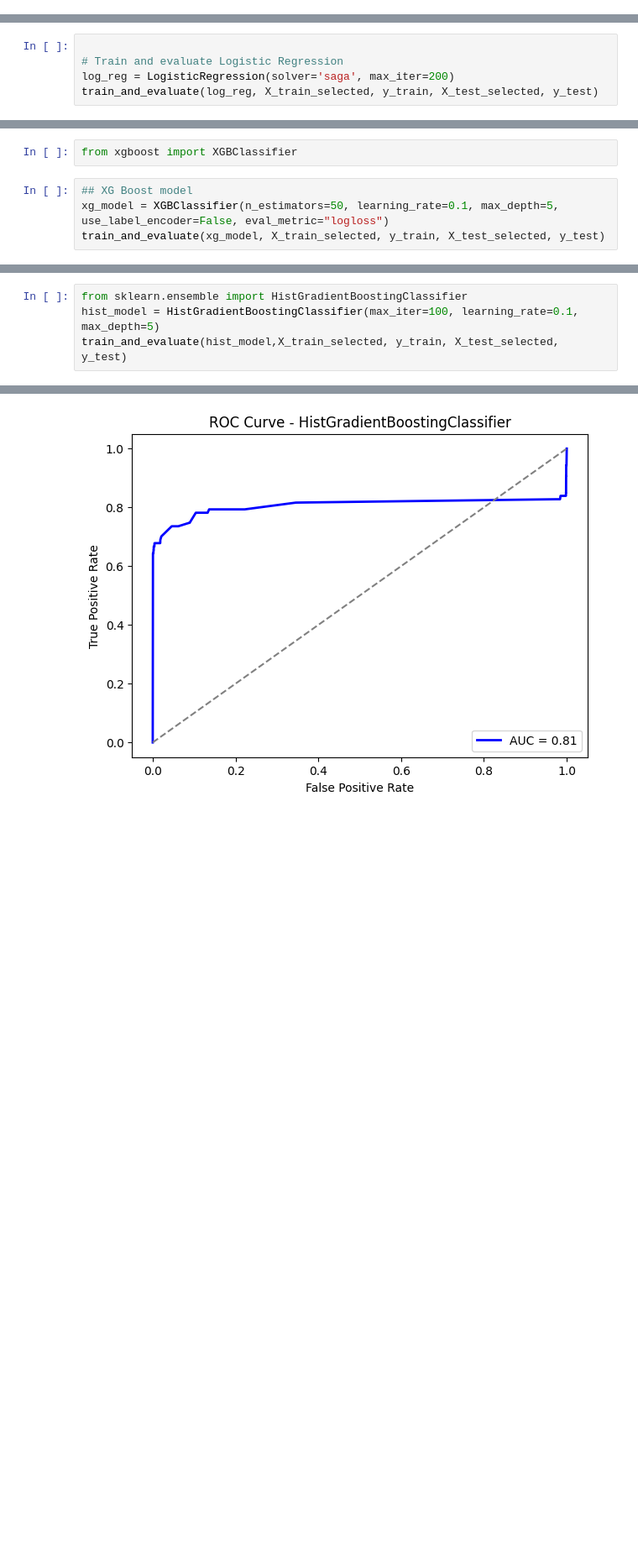
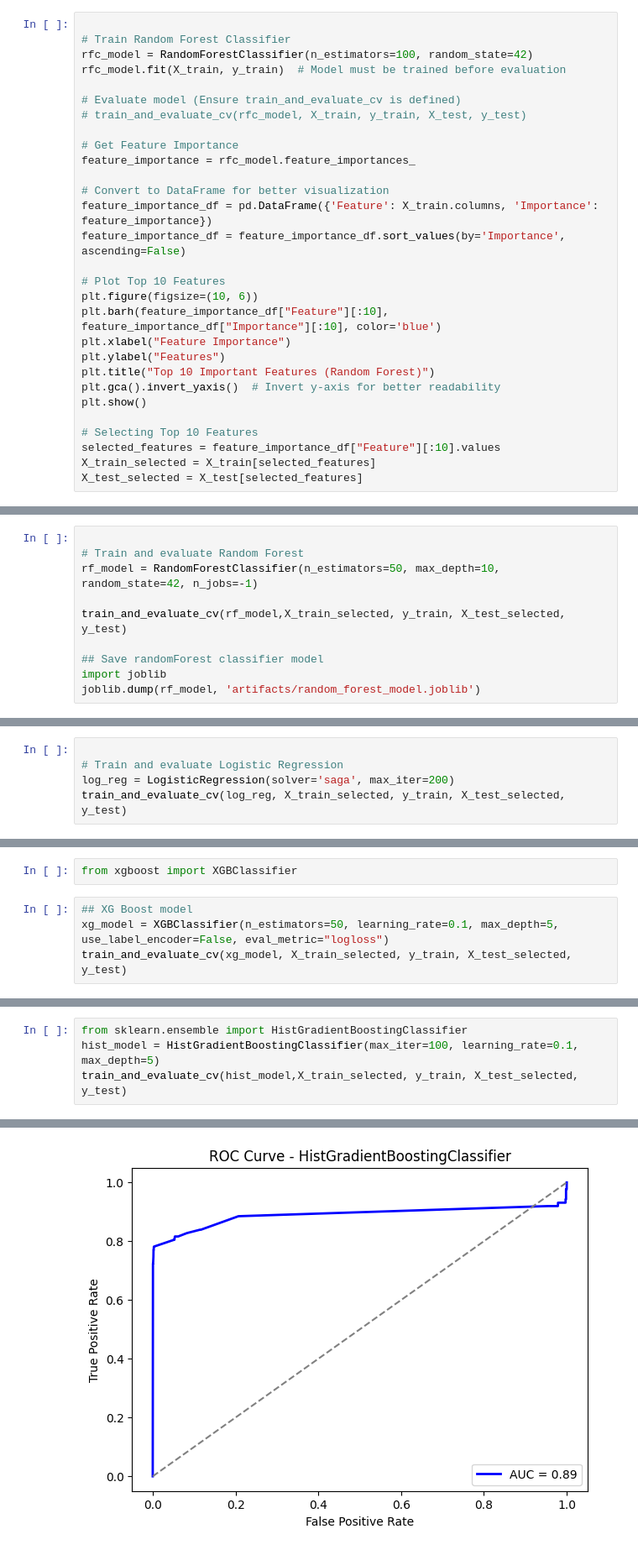
Before and after one commit to Ambigapathi-V/Credit-Card-Fraud-Detection, a Jupyter notebook: fraud_detection.ipynb, the cells around one changed output, grey strips where cells are left out. Shown at 84% size. Drawn from its saved outputs; the diff is of its cells as text; blank space fills up the shorter version.

```diff
--- a/fraud_detection.ipynb
+++ b/fraud_detection.ipynb
@@ -545,3 +481,32 @@ def train_and_evaluate_cv(model, X_train, y_train, X_test, y_test, cv_folds=5):
         plt.title(f"ROC Curve - {model_name}")
         plt.legend(loc="lower right")
         plt.show()
+# %%
+
+# Train Random Forest Classifier
+rfc_model = RandomForestClassifier(n_estimators=100, random_state=42)
+rfc_model.fit(X_train, y_train)  # Model must be trained before evaluation
+
+# Evaluate model (Ensure train_and_evaluate_cv is defined)
+# train_and_evaluate_cv(rfc_model, X_train, y_train, X_test, y_test)
+
+# Get Feature Importance
+feature_importance = rfc_model.feature_importances_
+
+# Convert to DataFrame for better visualization
+feature_importance_df = pd.DataFrame({'Feature': X_train.columns, 'Importance': feature_importance})
+feature_importance_df = feature_importance_df.sort_values(by='Importance', ascending=False)
+
+# Plot Top 10 Features
+plt.figure(figsize=(10, 6))
+plt.barh(feature_importance_df["Feature"][:10], feature_importance_df["Importance"][:10], color='blue')
+plt.xlabel("Feature Importance")
+plt.ylabel("Features")
+plt.title("Top 10 Important Features (Random Forest)")
+plt.gca().invert_yaxis()  # Invert y-axis for better readability
+plt.show()
+
+# Selecting Top 10 Features
+selected_features = feature_importance_df["Feature"][:10].values
+X_train_selected = X_train[selected_features]
+X_test_selected = X_test[selected_features]
@@ -547,0 +536,10 @@ def train_and_evaluate_cv(model, X_train, y_train, X_test, y_test, cv_folds=5):
+# %%
+
+# Train and evaluate Random Forest
+rf_model = RandomForestClassifier(n_estimators=50, max_depth=10, random_state=42, n_jobs=-1)
+
+train_and_evaluate_cv(rf_model,X_train_selected, y_train, X_test_selected, y_test)
+
+## Save randomForest classifier model
+import joblib
+joblib.dump(rf_model, 'artifacts/random_forest_model.joblib')
@@ -549,5 +576,5 @@ def train_and_evaluate_cv(model, X_train, y_train, X_test, y_test, cv_folds=5):
 
 # Train and evaluate Logistic Regression
 log_reg = LogisticRegression(solver='saga', max_iter=200)
-train_and_evaluate(log_reg, X_train_selected, y_train, X_test_selected, y_test)
+train_and_evaluate_cv(log_reg, X_train_selected, y_train, X_test_selected, y_test)
 # %% [output]
@@ -570,5 +602,5 @@ from xgboost import XGBClassifier
 # %%
 ## XG Boost model
 xg_model = XGBClassifier(n_estimators=50, learning_rate=0.1, max_depth=5, use_label_encoder=False, eval_metric="logloss")
-train_and_evaluate(xg_model, X_train_selected, y_train, X_test_selected, y_test)
+train_and_evaluate_cv(xg_model, X_train_selected, y_train, X_test_selected, y_test)
 # %% [output]
@@ -592,5 +647,5 @@ weighted avg       1.00      1.00      1.00     56962
 # %%
 from sklearn.ensemble import HistGradientBoostingClassifier
 hist_model = HistGradientBoostingClassifier(max_iter=100, learning_rate=0.1, max_depth=5)
-train_and_evaluate(hist_model,X_train_selected, y_train, X_test_selected, y_test)
+train_and_evaluate_cv(hist_model,X_train_selected, y_train, X_test_selected, y_test)
 # %% [output]
@@ -611 +670 @@ weighted avg       1.00      1.00      1.00     56962
-[figure, old version]
+[figure, new version]
```
Also changed, not shown: parts of 17 cells of this notebook, 4 other files.
